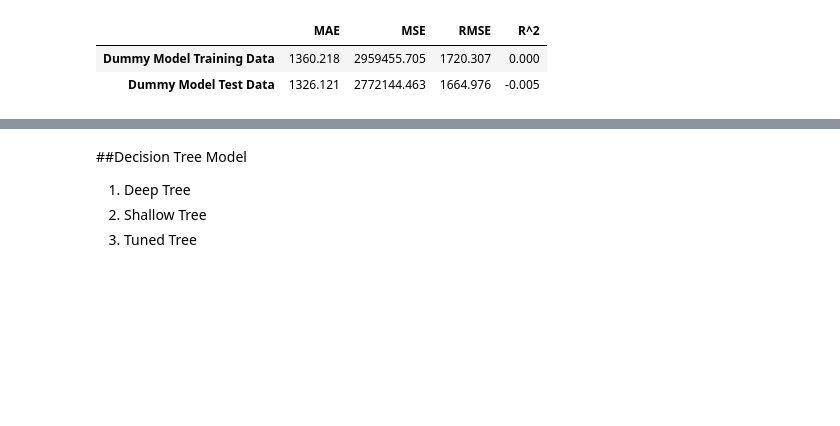
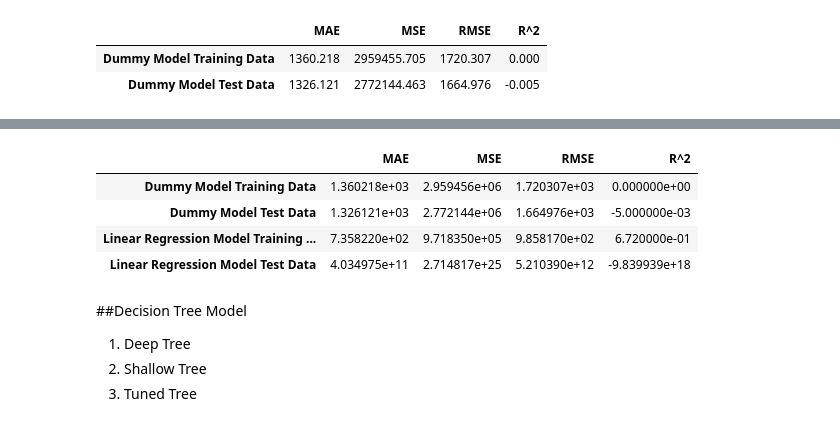
Before and after one commit to combechelsey/Prediction-of-Product-Sales, a Jupyter notebook: Prediction_of_Product_Sales.ipynb, the cells around one changed output, grey strips where cells are left out. Saved outputs shown, nothing was run; the diff lists cells and outputs as text; code cells hidden in the pictures; blank space fills up the shorter version.

```diff
--- a/Prediction_of_Product_Sales.ipynb
+++ b/Prediction_of_Product_Sales.ipynb
@@ -1791,0 +1843,23 @@ Final recommendations
+# %%
+# Helper Function
+# This custom function accept true targets and predictions with custom label
+# Calculate and print  MAE, MSE , RMSE and R2 scores by saving it in a dictionary
+
+def regression_metrics(y_true, y_pred, label='', verbose = True, output_dict=False):
+  # Get metrics
+  mae = mean_absolute_error(y_true, y_pred)
+  mse = mean_squared_error(y_true, y_pred)
+  rmse = mean_squared_error(y_true, y_pred, squared=False)
+  r_squared = r2_score(y_true, y_pred)
+  if verbose == True:
+    # Print Result with Label and Header
+    header = "-"*60
+    print(header, f"Regression Metrics: {label}", header, sep='\n')
+    print(f"- MAE = {mae:,.3f}")
+    print(f"- MSE = {mse:,.3f}")
+    print(f"- RMSE = {rmse:,.3f}")
+    print(f"- R^2 = {r_squared:,.3f}")
+  if output_dict == True:
+      metrics = {'Label':label, 'MAE':mae,
+                 'MSE':mse, 'RMSE':rmse, 'R^2':r_squared}
+      return metrics
@@ -1830,7 +1938,7 @@ set_config(transform_output='pandas')
 # Create an instance of the model
 dummy = DummyRegressor(strategy= 'mean')
 # Create a model pipeline
-dummy_pipe = make_pipeline(preprocessor, dummy)
+dummy_pipe = make_pipeline(col_transformer, dummy)
 # Fit the model
 
 dummy_pipe.fit(X_train, y_train)
@@ -1877,3 +2063,13 @@ scores_df
+# %%
+# Adding DT scores to scores_df
+scores_df = pd.concat([scores_df, lin_regression_scores])
+display(scores_df)
+# %% [output]
+|  | MAE | MSE | RMSE | R^2 |
+| Dummy Model Training Data | 1.360218e+03 | 2.959456e+06 | 1.720307e+03 | 0.000000e+00 |
+| Dummy Model Test Data | 1.326121e+03 | 2.772144e+06 | 1.664976e+03 | -5.000000e-03 |
+| Linear Regression Model Training ... | 7.358220e+02 | 9.718350e+05 | 9.858170e+02 | 6.720000e-01 |
+| Linear Regression Model Test Data | 4.034975e+11 | 2.714817e+25 | 5.210390e+12 | -9.839939e+18 |
 # %% [markdown]
 ##Decision Tree Model
 
```
Also changed, not shown: parts of 60 cells of this notebook.
